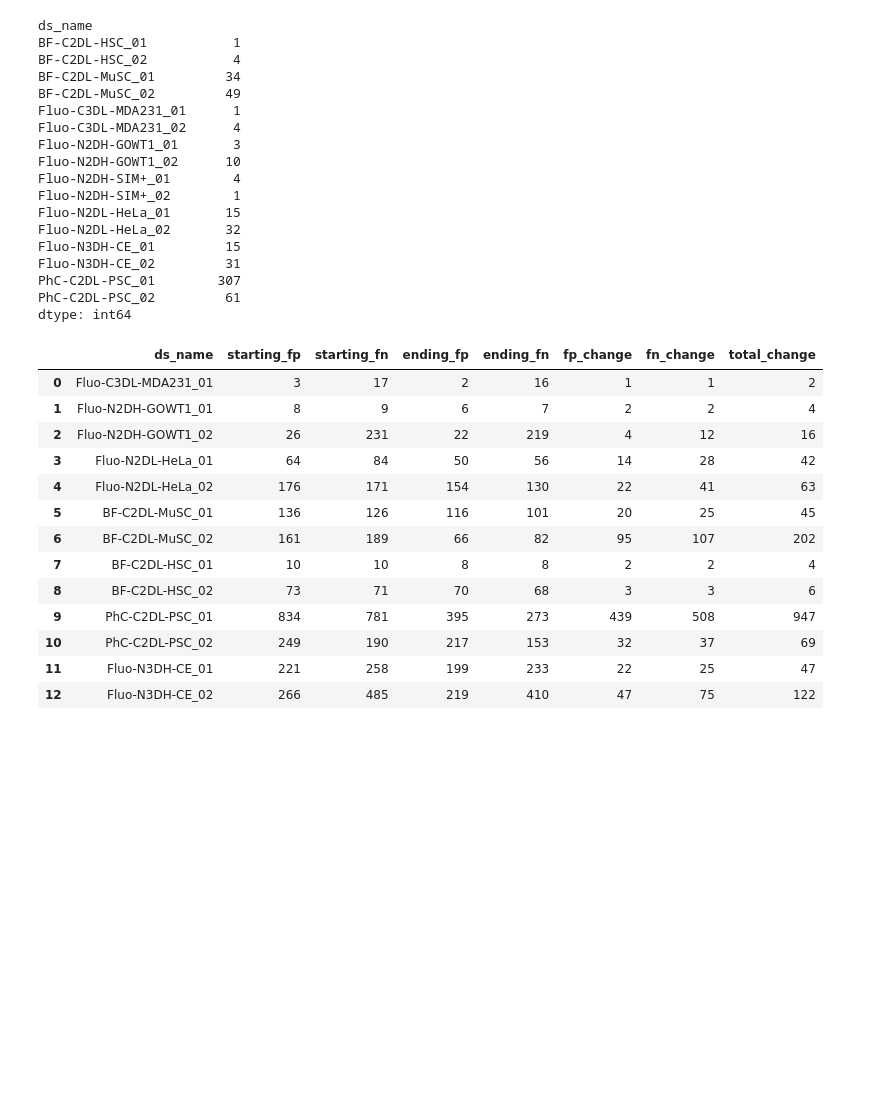
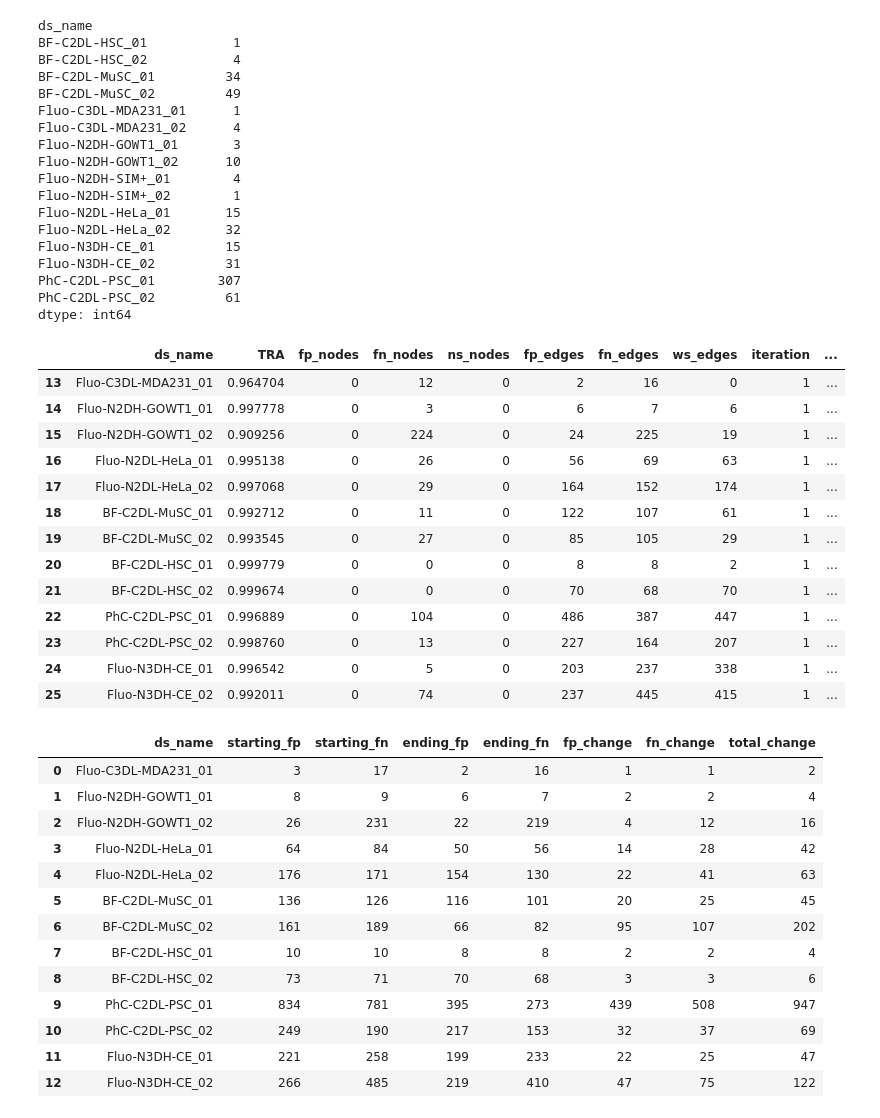
Before and after one commit to DragaDoncila/tracktour-experiments, a Jupyter notebook: figures/explore_merge_metrics.ipynb, the cells around one changed output. Saved outputs shown, nothing was run; the diff lists cells and outputs as text; code cells hidden in the pictures; blank space fills up the shorter version.

```diff
--- a/figures/explore_merge_metrics.ipynb
+++ b/figures/explore_merge_metrics.ipynb
@@ -53,6 +53,23 @@ all_metrics_info['corrected_edges'] = (
       .fillna(0)
 )
 all_metrics_info['corrections_per_introduced'] = all_metrics_info.corrected_edges / all_metrics_info.introduced
+# %%
+all_metrics_info[all_metrics_info.iteration == 1]
+# %% [output]
+|  | ds_name | TRA | fp_nodes | fn_nodes | ns_nodes | fp_edges | fn_edges | ws_edges | iteration | ... |
+| 13 | Fluo-C3DL-MDA231_01 | 0.964704 | 0 | 12 | 0 | 2 | 16 | 0 | 1 | ... |
+| 14 | Fluo-N2DH-GOWT1_01 | 0.997778 | 0 | 3 | 0 | 6 | 7 | 6 | 1 | ... |
+| 15 | Fluo-N2DH-GOWT1_02 | 0.909256 | 0 | 224 | 0 | 24 | 225 | 19 | 1 | ... |
+| 16 | Fluo-N2DL-HeLa_01 | 0.995138 | 0 | 26 | 0 | 56 | 69 | 63 | 1 | ... |
+| 17 | Fluo-N2DL-HeLa_02 | 0.997068 | 0 | 29 | 0 | 164 | 152 | 174 | 1 | ... |
+| 18 | BF-C2DL-MuSC_01 | 0.992712 | 0 | 11 | 0 | 122 | 107 | 61 | 1 | ... |
+| 19 | BF-C2DL-MuSC_02 | 0.993545 | 0 | 27 | 0 | 85 | 105 | 29 | 1 | ... |
+| 20 | BF-C2DL-HSC_01 | 0.999779 | 0 | 0 | 0 | 8 | 8 | 2 | 1 | ... |
+| 21 | BF-C2DL-HSC_02 | 0.999674 | 0 | 0 | 0 | 70 | 68 | 70 | 1 | ... |
+| 22 | PhC-C2DL-PSC_01 | 0.996889 | 0 | 104 | 0 | 486 | 387 | 447 | 1 | ... |
+| 23 | PhC-C2DL-PSC_02 | 0.998760 | 0 | 13 | 0 | 227 | 164 | 207 | 1 | ... |
+| 24 | Fluo-N3DH-CE_01 | 0.996542 | 0 | 5 | 0 | 203 | 237 | 338 | 1 | ... |
+| 25 | Fluo-N3DH-CE_02 | 0.992011 | 0 | 74 | 0 | 237 | 445 | 415 | 1 | ... |
 # %%
 import pandas as pd
 
```
Also changed, not shown: 4 other files.
